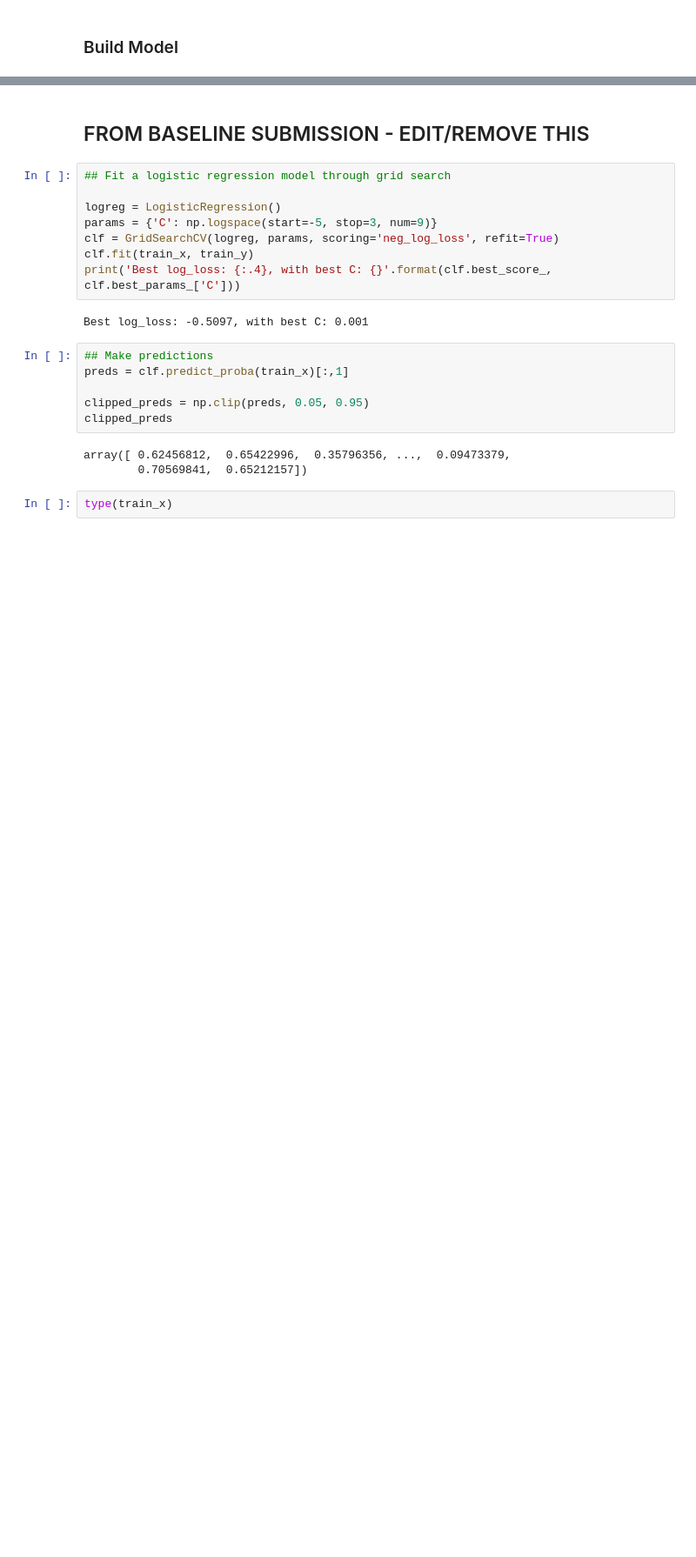
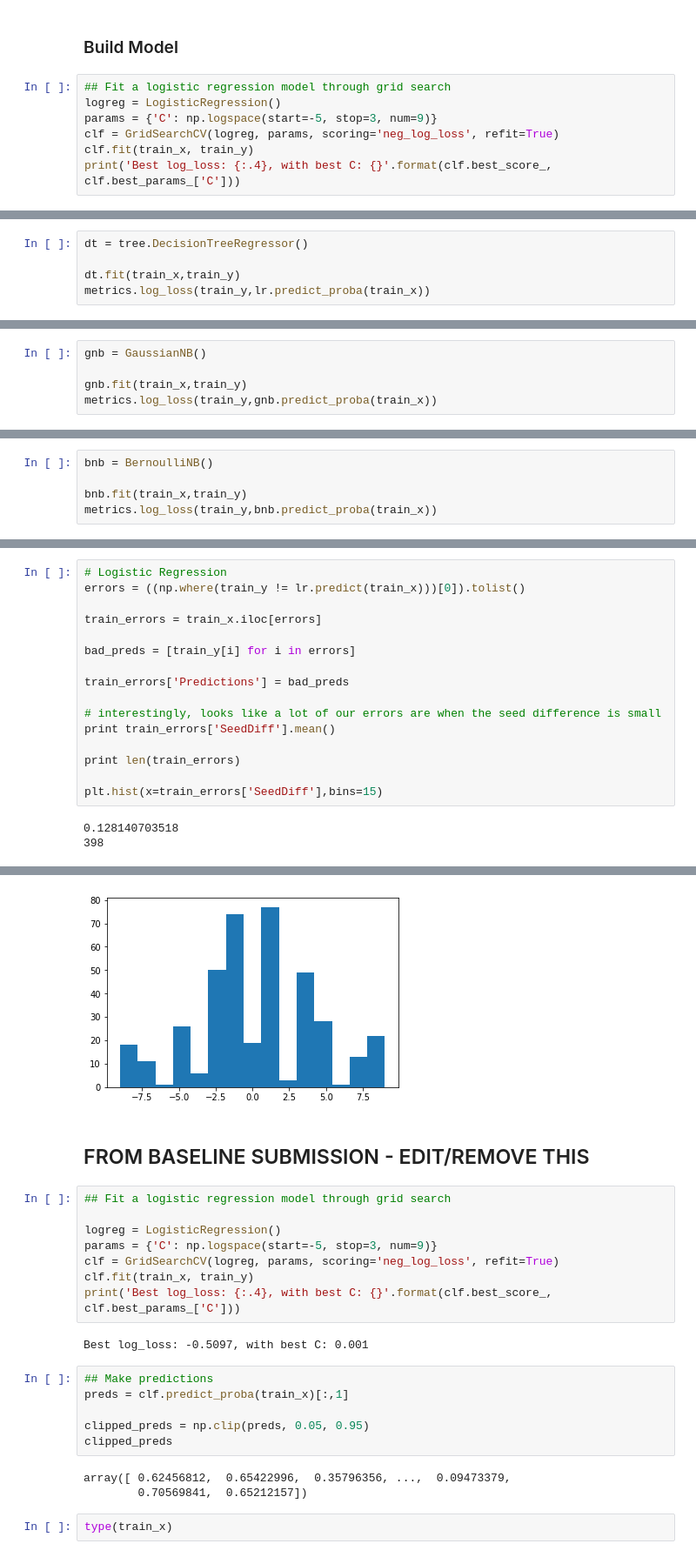
Before and after one commit to Dedomena-exerevnitis/mids-w207-kaggle, a Jupyter notebook: W207_Final_Evaluation_CC.ipynb, the cells around one changed output, grey strips where cells are left out. Shown: that part at 87% size. Saved outputs shown, nothing was run; the diff lists cells and outputs as text; blank space fills up the shorter version.

```diff
--- a/W207_Final_Evaluation_CC.ipynb
+++ b/W207_Final_Evaluation_CC.ipynb
@@ -311,2 +397,9 @@ train_x, dev_x, train_y, dev_y = train_test_split(x_train,y_train)
 # %% [markdown]
 ### Build Model
+# %%
+## Fit a logistic regression model through grid search
+logreg = LogisticRegression()
+params = {'C': np.logspace(start=-5, stop=3, num=9)}
+clf = GridSearchCV(logreg, params, scoring='neg_log_loss', refit=True)
+clf.fit(train_x, train_y)
+print('Best log_loss: {:.4}, with best C: {}'.format(clf.best_score_, clf.best_params_['C']))
@@ -329,0 +415,5 @@ array([[ 0.000382  ,  0.04666768, -0.01109525,  0.00057442, -0.02752116,
+# %%
+dt = tree.DecisionTreeRegressor()
+
+dt.fit(train_x,train_y)
+metrics.log_loss(train_y,lr.predict_proba(train_x))
@@ -329,0 +422,5 @@ array([[ 0.000382  ,  0.04666768, -0.01109525,  0.00057442, -0.02752116,
+# %%
+gnb = GaussianNB()
+
+gnb.fit(train_x,train_y)
+metrics.log_loss(train_y,gnb.predict_proba(train_x))
@@ -329,0 +429,5 @@ array([[ 0.000382  ,  0.04666768, -0.01109525,  0.00057442, -0.02752116,
+# %%
+bnb = BernoulliNB()
+
+bnb.fit(train_x,train_y)
+metrics.log_loss(train_y,bnb.predict_proba(train_x))
@@ -329,0 +439,19 @@ array([[ 0.000382  ,  0.04666768, -0.01109525,  0.00057442, -0.02752116,
+# %%
+# Logistic Regression
+errors = ((np.where(train_y != lr.predict(train_x)))[0]).tolist()
+
+train_errors = train_x.iloc[errors]
+
+bad_preds = [train_y[i] for i in errors]
+
+train_errors['Predictions'] = bad_preds
+
+# interestingly, looks like a lot of our errors are when the seed difference is small
+print train_errors['SeedDiff'].mean()
+
+print len(train_errors)
+
+plt.hist(x=train_errors['SeedDiff'],bins=15)
+# %% [output]
+0.128140703518
+398
@@ -330,3 +467,4 @@ array([[ 0.000382  ,  0.04666768, -0.01109525,  0.00057442, -0.02752116,
+[figure, added]
 # %% [markdown]
 ## FROM BASELINE SUBMISSION - EDIT/REMOVE THIS
 # %%
```
Also changed, not shown: parts of 33 cells of this notebook, 1 other file.
